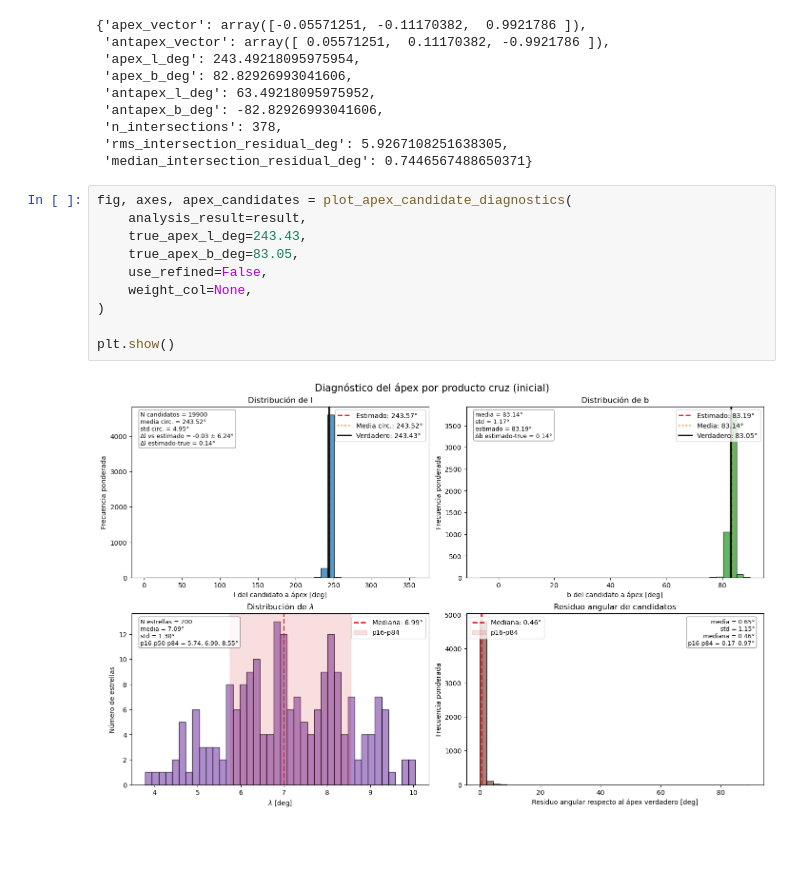
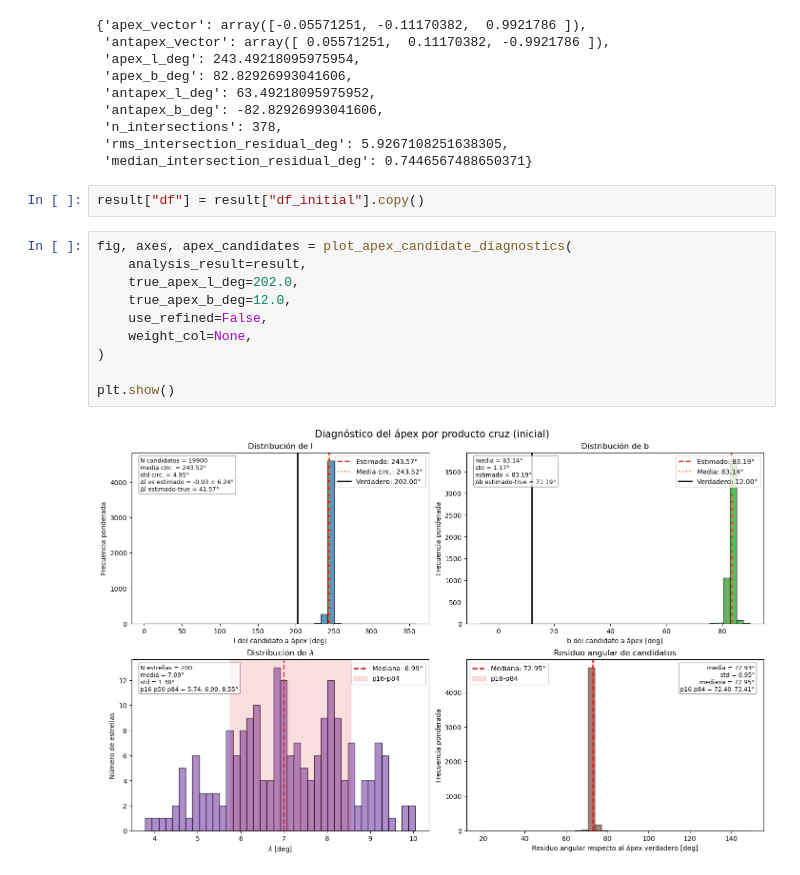
Before and after one commit to nicolasbojacarojas/clusterization_project, a Jupyter notebook: dev/pasantia/analisis_simulacion_coma.ipynb, the cells around one changed output. Cells and saved outputs as stored; diff of their text form; blank space fills up the shorter version.

```diff
--- a/dev/pasantia/analisis_simulacion_coma.ipynb
+++ b/dev/pasantia/analisis_simulacion_coma.ipynb
@@ -856,15 +1865,17 @@ result["apex_from_pole_crosses"]
  'n_intersections': 378,
  'rms_intersection_residual_deg': 5.9267108251638305,
  'median_intersection_residual_deg': 0.7446567488650371}
+# %%
+result["df"] = result["df_initial"].copy()
 # %%
 fig, axes, apex_candidates = plot_apex_candidate_diagnostics(
     analysis_result=result,
-    true_apex_l_deg=243.43,
-    true_apex_b_deg=83.05,
+    true_apex_l_deg=202.0,
+    true_apex_b_deg=12.0,
     use_refined=False,
     weight_col=None,
 )
 
 plt.show()
 # %% [output]
-[figure, old version]
+[figure, new version]
```
Also changed, not shown: parts of 5 cells of this notebook, 19 other files.
